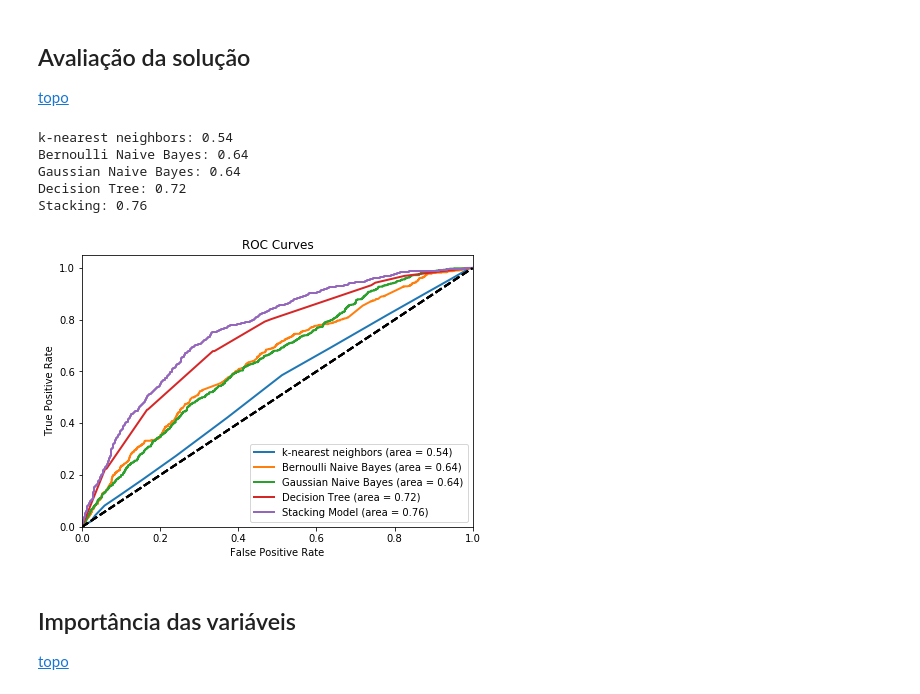
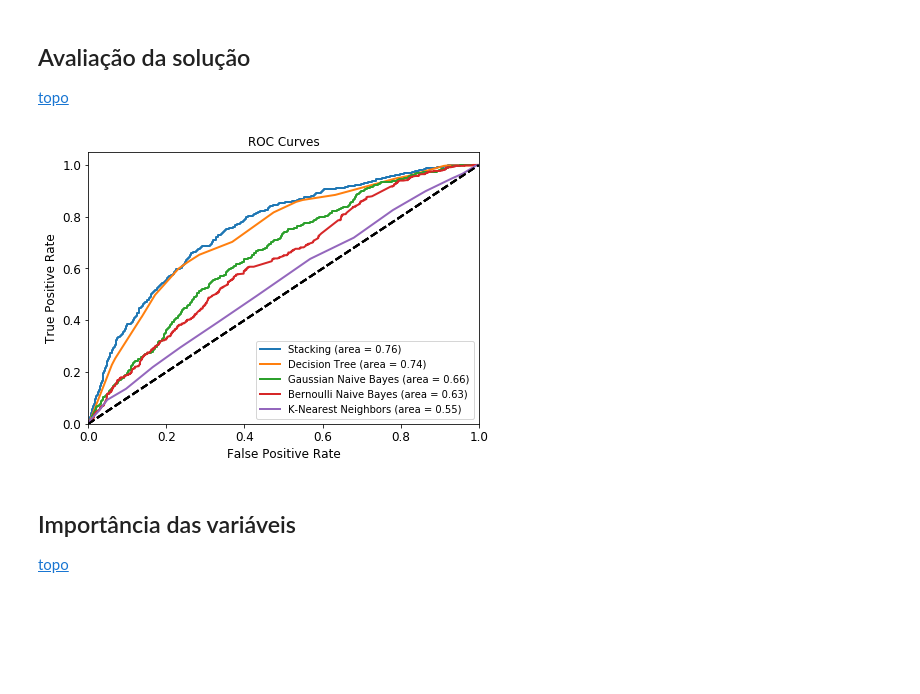
Before and after one commit to jruizvar/creditas, a Jupyter notebook: notebook/modelo_de_credito.ipynb, the cells around one changed output. Cells and saved outputs as stored; diff of their text form; code cells hidden in the pictures; blank space fills up the shorter version.

```diff
--- a/notebook/modelo_de_credito.ipynb
+++ b/notebook/modelo_de_credito.ipynb
@@ -332,5 +206,7 @@ GridSearchCV(cv=2, error_score='raise-deprecating',
 # %%
 %time
+
+dtc = clf_dtc(X_train, y_train)
 
 X_teste_dtc = X_teste.select_dtypes(include=['int64'])
 X_valid_dtc = X_valid.select_dtypes(include=['int64'])
@@ -347,13 +223,5 @@ Wall time: 5.25 µs
 
 [topo](#home)
 # %%
-X_teste_stack = np.c_[knn_score_teste, bnb_score_teste, gnb_score_teste, dtc_score_teste]
-X_valid_stack = np.c_[knn_score_valid, bnb_score_valid, gnb_score_valid, dtc_score_valid]
+X_teste_stack = np.c_[dtc_score_teste, bnb_score_teste, gnb_score_teste, knn_score_teste]
+X_valid_stack = np.c_[dtc_score_valid, bnb_score_valid, gnb_score_valid, knn_score_valid]
-# %%
-%%time
-
-clf = LogisticRegression(random_state=42, solver='lbfgs')
-
-clf.fit(X_teste_stack, y_teste)
-
-clf_score_valid = clf.predict_proba(X_valid_stack)[:, 1]
@@ -362,0 +245,12 @@ Wall time: 14.3 ms
+# %%
+reg = LogisticRegression(random_state=42, solver='lbfgs')
+
+auc_scores = []
+
+for i in range(1, 5):
+    reg.fit(X_teste_stack[:, :i], y_teste)
+    reg_score = reg.predict_proba(X_valid_stack[:, :i])[:, 1]
+    reg_auc = roc_auc_score(y_valid, reg_score)
+    auc_scores.append(reg_auc)
+
+reg_score_valid = reg_score
@@ -366,34 +276,16 @@ Wall time: 14.3 ms
 ## Avaliação da solução
 
 [topo](#home)
-# %%
-knn_auc = roc_auc_score(y_valid, knn_score_valid)
-bnb_auc = roc_auc_score(y_valid, bnb_score_valid)
-gnb_auc = roc_auc_score(y_valid, gnb_score_valid)
-dtc_auc = roc_auc_score(y_valid, dtc_score_valid)
-clf_auc = roc_auc_score(y_valid, clf_score_valid)
-
-print('k-nearest neighbors:', round(knn_auc, 2))
-print('Bernoulli Naive Bayes:', round(bnb_auc, 2))
-print('Gaussian Naive Bayes:', round(gnb_auc, 2))
-print('Decision Tree:', round(dtc_auc, 2))
-print('Stacking:', round(clf_auc, 2))
-# %% [output]
-k-nearest neighbors: 0.54
-Bernoulli Naive Bayes: 0.64
-Gaussian Naive Bayes: 0.64
-Decision Tree: 0.72
-Stacking: 0.76
 # %%
 fig, ax = plt.subplots(figsize=(7, 5), sharex=True)
 
-plot_roc(y_valid, knn_score_valid, label='k-nearest neighbors', ax=ax)
+plot_roc(y_valid, reg_score_valid, label='Stacking', ax=ax)
+plot_roc(y_valid, dtc_score_valid, label='Decision Tree', ax=ax)
+plot_roc(y_valid, gnb_score_valid, label='Gaussian Naive Bayes', ax=ax)
 plot_roc(y_valid, bnb_score_valid, label='Bernoulli Naive Bayes', ax=ax)
-plot_roc(y_valid, gnb_score_valid, label='Gaussian Naive Bayes', ax=ax)
-plot_roc(y_valid, dtc_score_valid, label='Decision Tree', ax=ax)
-plot_roc(y_valid, clf_score_valid, label='Stacking Model', ax=ax);
+plot_roc(y_valid, knn_score_valid, label='K-Nearest Neighbors', ax=ax);
 # %% [output]
-[figure, old version]
+[figure, new version]
 # %% [markdown]
 <a id='importance'></a>
 
```
Also changed, not shown: parts of 25 cells of this notebook, 7 other files.
